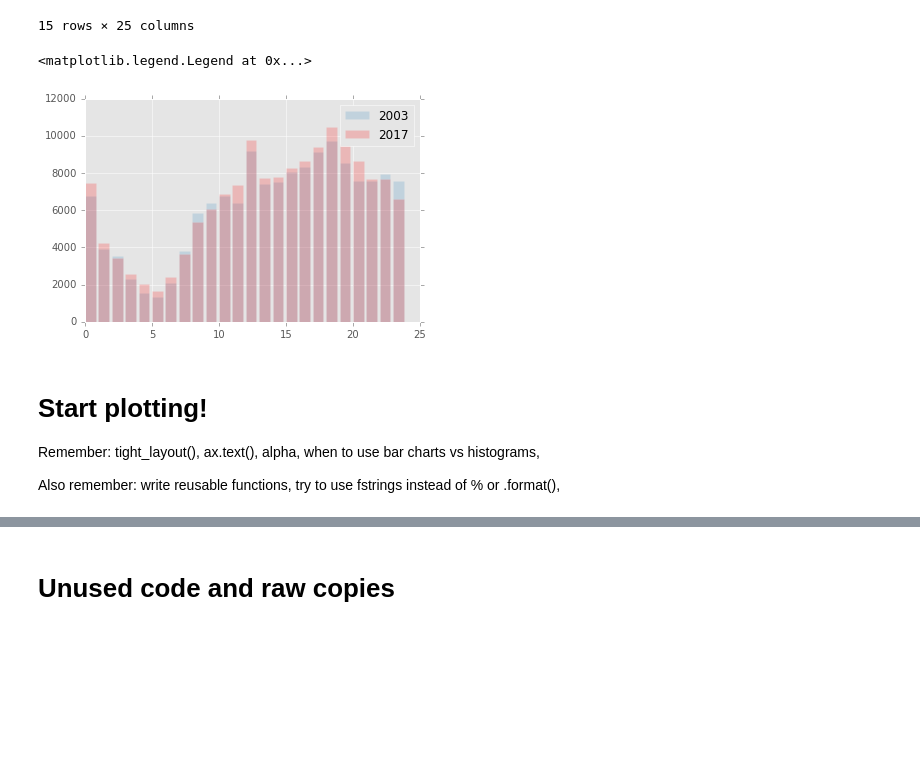
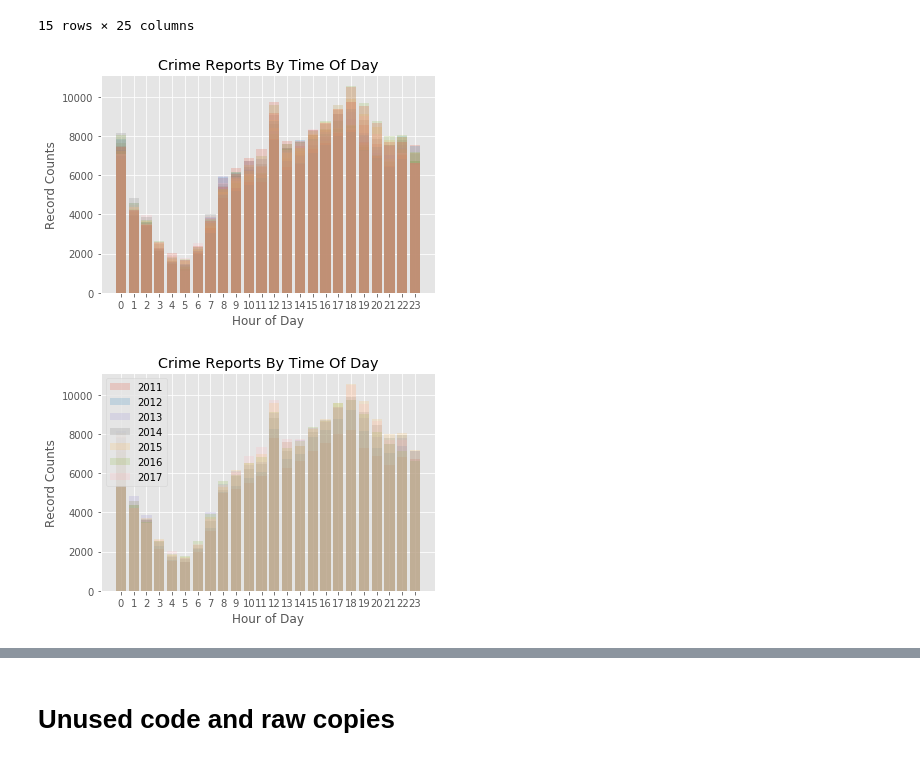
Before and after one commit to mkpetterson/sfcrime, a Jupyter notebook: crime_analysis.ipynb, the cells around one changed output, grey strips where cells are left out. Cells and saved outputs as stored; diff of their text form; code cells hidden in the pictures; blank space fills up the shorter version.

```diff
--- a/crime_analysis.ipynb
+++ b/crime_analysis.ipynb
@@ -151,14 +206,23 @@ crimetime
 # %%
 #plt.bar(crimetime['year'],height=crimetime['0'])
 labels = list(crimetime.columns)[1:]
-plt.bar(labels, height=list(crimetime.iloc[0,1:]), alpha=0.2, label=crimetime.iloc[0, 0])
-plt.bar(labels, height = list(crimetime.iloc[14,1:]), color='red', alpha=0.2, label=crimetime.iloc[14,0])
+for i in range(15):
+    plt.bar(labels, height=list(crimetime.iloc[i,1:]), alpha=0.2, label=crimetime.iloc[i, 0])
+#plt.bar(labels, height = list(crimetime.iloc[14,1:]), color='red', alpha=0.2, label=crimetime.iloc[14,0])
+#plt.legend()
+plt.title("Crime Reports By Time Of Day")
+plt.xlabel('Hour of Day')
+plt.ylabel('Record Counts')
+plt.show()
+
+for i in range(8,15):
+        plt.bar(labels, height=list(crimetime.iloc[i,1:]), alpha=0.2, label=crimetime.iloc[i, 0])
+#plt.bar(labels, height = list(crimetime.iloc[14,1:]), color='red', alpha=0.2, label=crimetime.iloc[14,0])
 plt.legend()
+plt.xlabel('Hour of Day')
+plt.title("Crime Reports By Time Of Day")
+plt.ylabel('Record Counts')
+plt.show()
 # %% [output]
-<matplotlib.legend.Legend at 0x...>
-[figure, old version]
+[figure, new version]
+[figure, added]
-# %% [markdown]
-# Start plotting!
-Remember: tight_layout(), ax.text(), alpha, when to use bar charts vs histograms,
-
-Also remember: write reusable functions, try to use fstrings instead of % or .format(),
```
Also changed, not shown: parts of 16 cells of this notebook, 5 other files.
